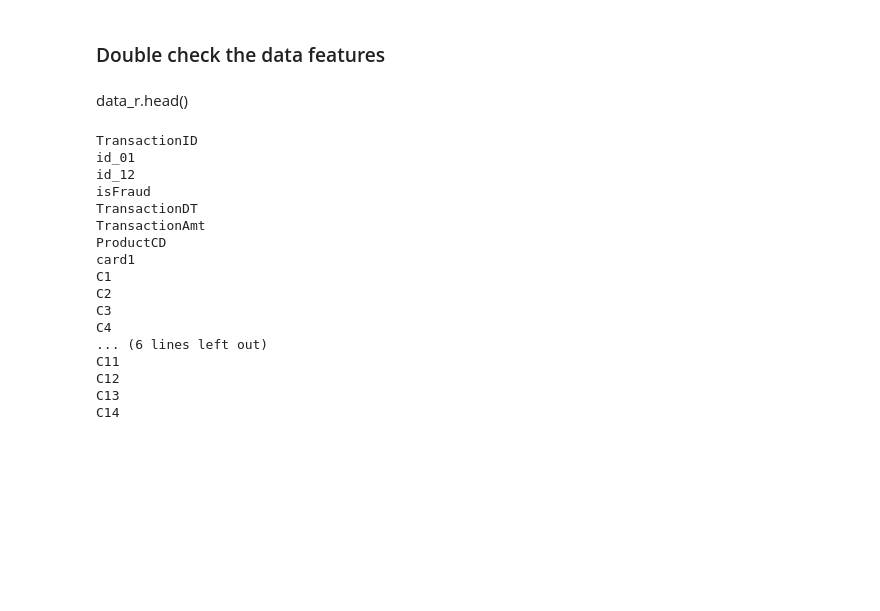
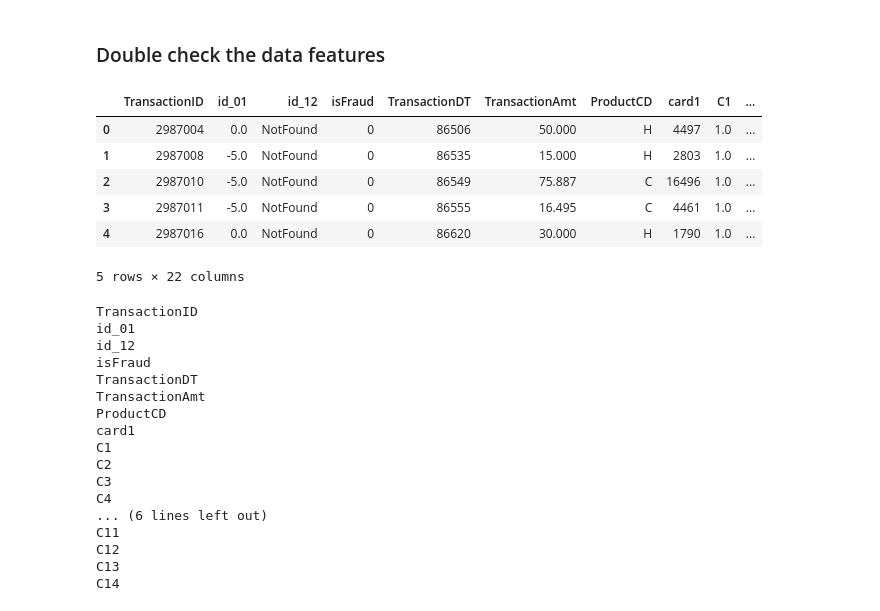
Before and after one commit to er1czz/HPC, a Jupyter notebook: Fraud_Detection_fullset.ipynb, the cells around one changed output. Drawn from its saved outputs; the diff is of its cells as text; code cells hidden in the pictures; blank space fills up the shorter version.

```diff
--- a/Fraud_Detection_fullset.ipynb
+++ b/Fraud_Detection_fullset.ipynb
@@ -91,8 +91,16 @@ plt.show()
 [figure]
 # %% [markdown]
 ### Double check the data features
-# %% [markdown]
-data_r.head()
+# %%
+data_r.head()
+# %% [output]
+|  | TransactionID | id_01 | id_12 | isFraud | TransactionDT | TransactionAmt | ProductCD | card1 | C1 | ... |
+| 0 | 2987004 | 0.0 | NotFound | 0 | 86506 | 50.000 | H | 4497 | 1.0 | ... |
+| 1 | 2987008 | -5.0 | NotFound | 0 | 86535 | 15.000 | H | 2803 | 1.0 | ... |
+| 2 | 2987010 | -5.0 | NotFound | 0 | 86549 | 75.887 | C | 16496 | 1.0 | ... |
+| 3 | 2987011 | -5.0 | NotFound | 0 | 86555 | 16.495 | C | 4461 | 1.0 | ... |
+| 4 | 2987016 | 0.0 | NotFound | 0 | 86620 | 30.000 | H | 1790 | 1.0 | ... |
+5 rows × 22 columns
 # %%
 for col in data_r.columns:
     print(col)
```
Also changed, not shown: parts of 5 cells of this notebook.
